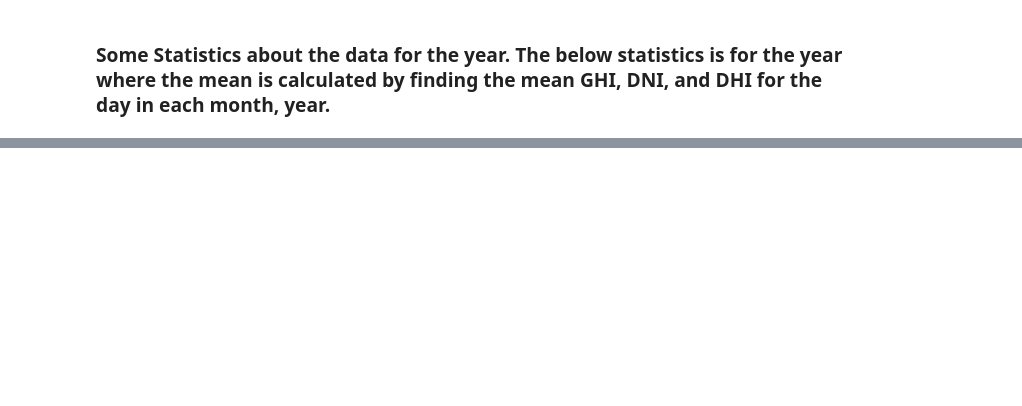
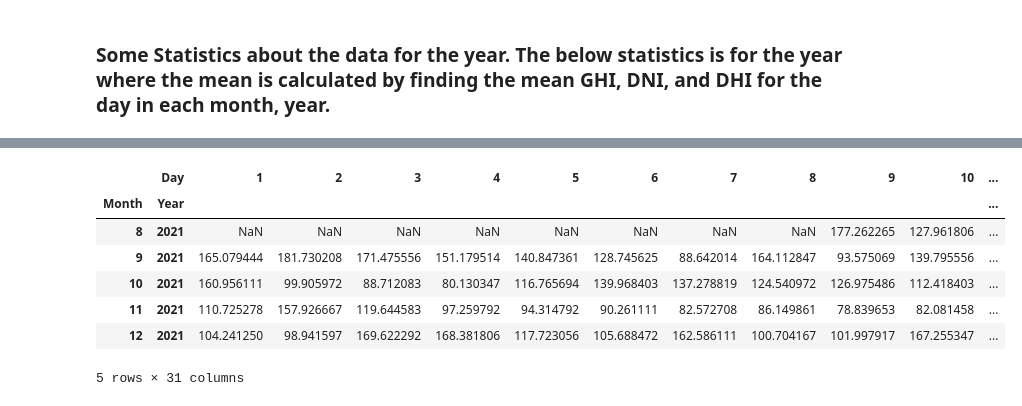
Before and after one commit to leuel-a/moonlight_solar-farm_data-analysis, a Jupyter notebook: notebooks/01-benin-malanville.ipynb, the cells around one changed output, grey strips where cells are left out. Cells and saved outputs as stored; diff of their text form; code cells hidden in the pictures; blank space fills up the shorter version.

```diff
--- a/notebooks/01-benin-malanville.ipynb
+++ b/notebooks/01-benin-malanville.ipynb
@@ -133,0 +218,16 @@ summary_stats
+# %%
+dhi_group = df.groupby(["Year", "Month", "Day"])["DHI"].mean().reset_index()
+mean_dhi_by_day = dhi_group.pivot(
+    index=["Month", "Year"], columns="Day", values="DHI"
+).sort_values("Year")
+
+mean_dhi_by_day.head()
+# %% [output]
+|  | Day | 1 | 2 | 3 | 4 | 5 | 6 | 7 | 8 | 9 | 10 | ... |
+| Month | Year |  |  |  |  |  |  |  |  |  |  | ... |
+| 8 | 2021 | NaN | NaN | NaN | NaN | NaN | NaN | NaN | NaN | 177.262265 | 127.961806 | ... |
+| 9 | 2021 | 165.079444 | 181.730208 | 171.475556 | 151.179514 | 140.847361 | 128.745625 | 88.642014 | 164.112847 | 93.575069 | 139.795556 | ... |
+| 10 | 2021 | 160.956111 | 99.905972 | 88.712083 | 80.130347 | 116.765694 | 139.968403 | 137.278819 | 124.540972 | 126.975486 | 112.418403 | ... |
+| 11 | 2021 | 110.725278 | 157.926667 | 119.644583 | 97.259792 | 94.314792 | 90.261111 | 82.572708 | 86.149861 | 78.839653 | 82.081458 | ... |
+| 12 | 2021 | 104.241250 | 98.941597 | 169.622292 | 168.381806 | 117.723056 | 105.688472 | 162.586111 | 100.704167 | 101.997917 | 167.255347 | ... |
+5 rows × 31 columns
```
Also changed, not shown: parts of 13 cells of this notebook, 1 other file.
